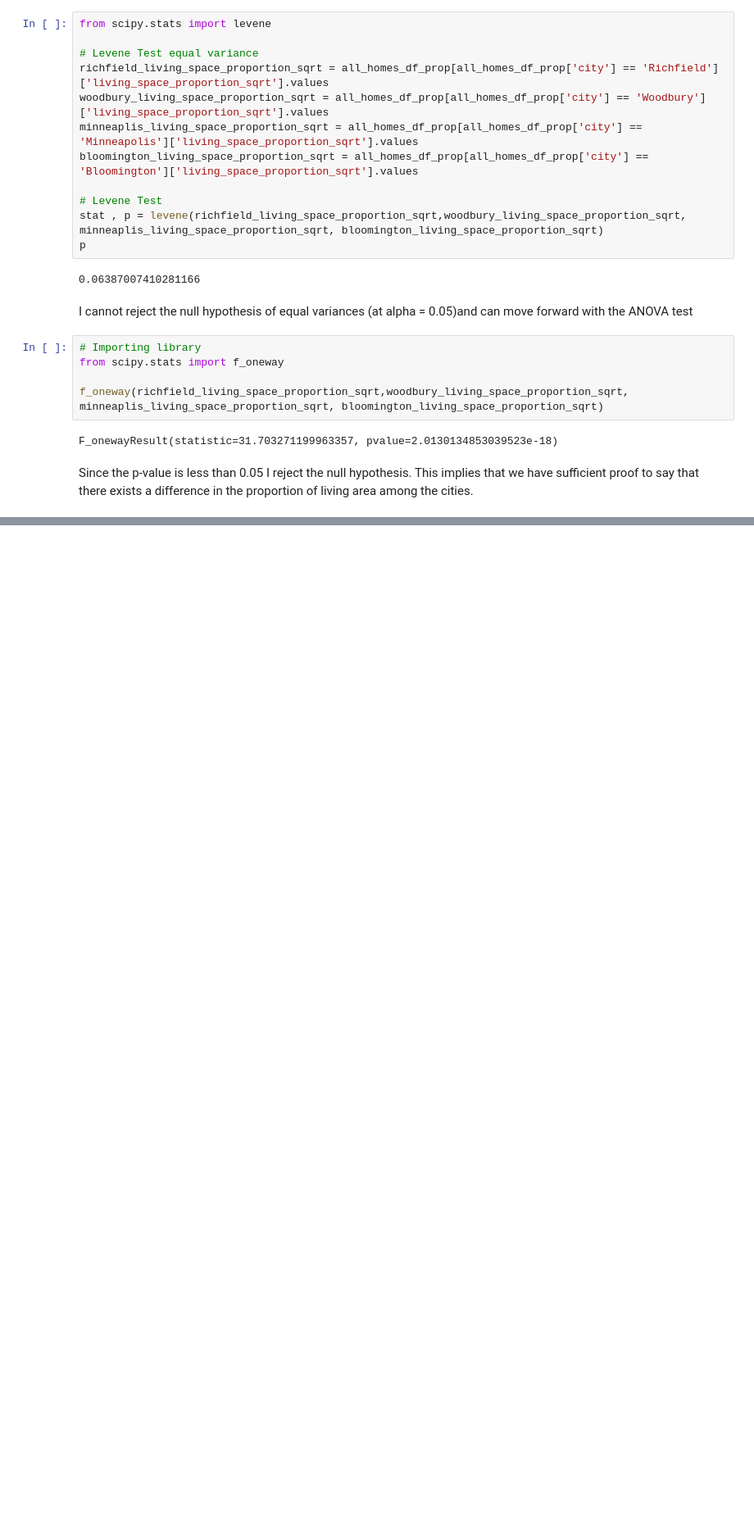
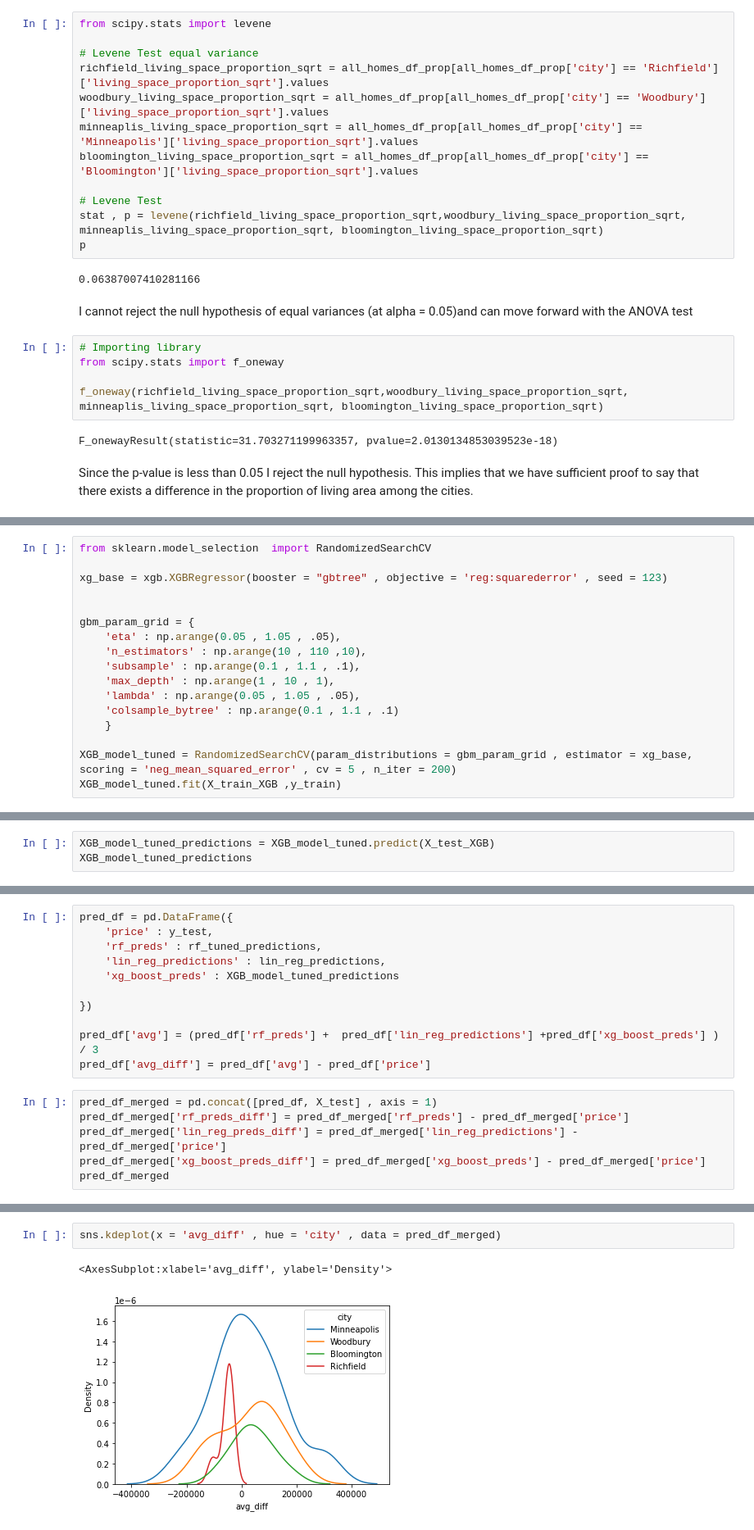
Before and after one commit to salaz055/zillow_analysis, a Jupyter notebook: Analysis of Home Prices in MN.ipynb, the cells around one changed output, grey strips where cells are left out. Shown: that part at 82% size. Drawn from its saved outputs; the diff is of its cells as text; blank space fills up the shorter version.

```diff
--- a/Analysis of Home Prices in MN.ipynb
+++ b/Analysis of Home Prices in MN.ipynb
@@ -434,0 +808,17 @@ Since the p-value is less than 0.05 I reject the null hypothesis. This implies t
+# %%
+from sklearn.model_selection  import RandomizedSearchCV
+
+xg_base = xgb.XGBRegressor(booster = "gbtree" , objective = 'reg:squarederror' , seed = 123)
+
+
+gbm_param_grid = {
+    'eta' : np.arange(0.05 , 1.05 , .05),
+    'n_estimators' : np.arange(10 , 110 ,10),
+    'subsample' : np.arange(0.1 , 1.1 , .1),
+    'max_depth' : np.arange(1 , 10 , 1),
+    'lambda' : np.arange(0.05 , 1.05 , .05),
+    'colsample_bytree' : np.arange(0.1 , 1.1 , .1)
+    }
+
+XGB_model_tuned = RandomizedSearchCV(param_distributions = gbm_param_grid , estimator = xg_base, scoring = 'neg_mean_squared_error' , cv = 5 , n_iter = 200)
+XGB_model_tuned.fit(X_train_XGB ,y_train)
@@ -434,0 +843,3 @@ Since the p-value is less than 0.05 I reject the null hypothesis. This implies t
+# %%
+XGB_model_tuned_predictions = XGB_model_tuned.predict(X_test_XGB)
+XGB_model_tuned_predictions
@@ -434,0 +869,17 @@ Since the p-value is less than 0.05 I reject the null hypothesis. This implies t
+# %%
+pred_df = pd.DataFrame({
+    'price' : y_test,
+    'rf_preds' : rf_tuned_predictions,
+    'lin_reg_predictions' : lin_reg_predictions,
+    'xg_boost_preds' : XGB_model_tuned_predictions
+
+})
+
+pred_df['avg'] = (pred_df['rf_preds'] +  pred_df['lin_reg_predictions'] +pred_df['xg_boost_preds'] ) / 3
+pred_df['avg_diff'] = pred_df['avg'] - pred_df['price']
+# %%
+pred_df_merged = pd.concat([pred_df, X_test] , axis = 1)
+pred_df_merged['rf_preds_diff'] = pred_df_merged['rf_preds'] - pred_df_merged['price']
+pred_df_merged['lin_reg_preds_diff'] = pred_df_merged['lin_reg_predictions'] - pred_df_merged['price']
+pred_df_merged['xg_boost_preds_diff'] = pred_df_merged['xg_boost_preds'] - pred_df_merged['price']
+pred_df_merged
@@ -434,0 +900,5 @@ Since the p-value is less than 0.05 I reject the null hypothesis. This implies t
+# %%
+sns.kdeplot(x = 'avg_diff' , hue = 'city' , data = pred_df_merged)
+# %% [output]
+<AxesSubplot:xlabel='avg_diff', ylabel='Density'>
+[figure, added]
```
Also changed, not shown: parts of 52 cells of this notebook.
